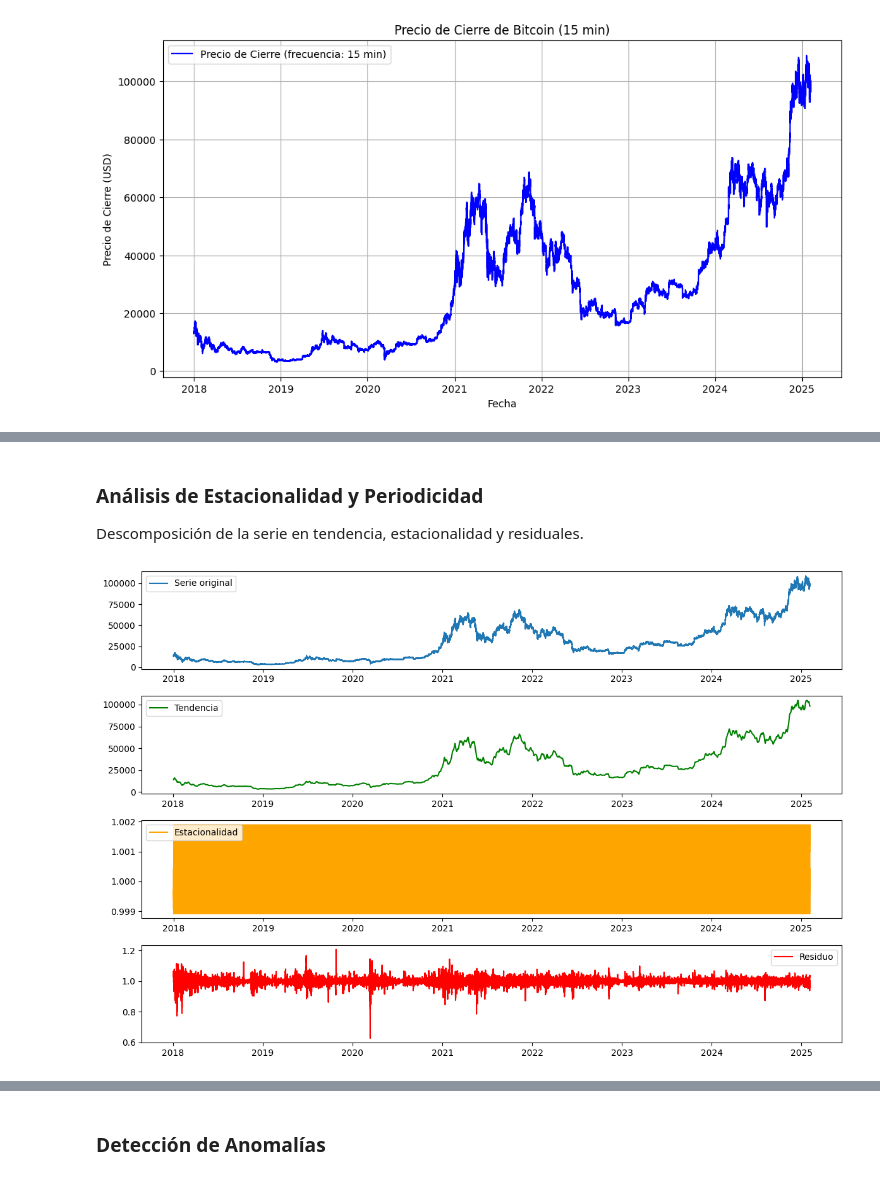
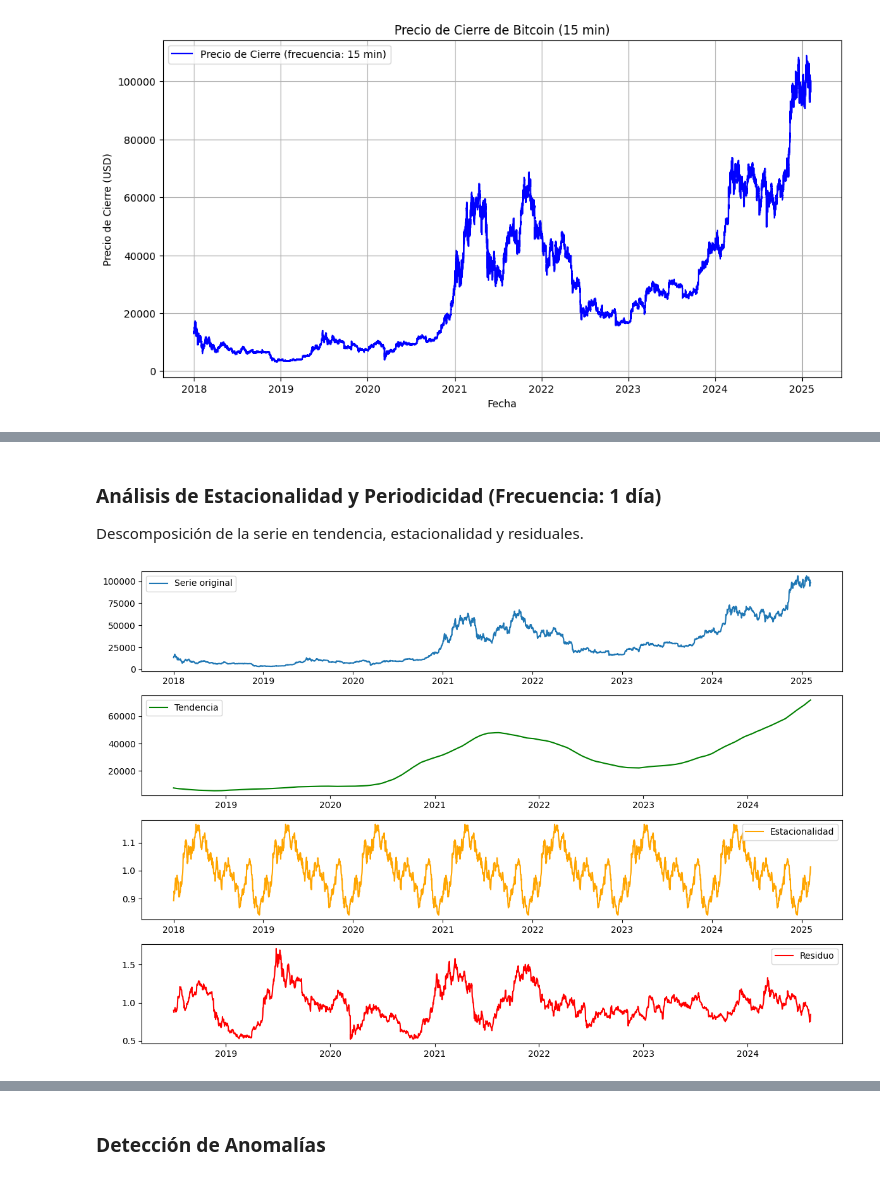
Before and after one commit to mcamilavr/mcamilavr.github.io, a Jupyter notebook: docs/notebooks.ipynb, the cells around one changed output, grey strips where cells are left out. Saved outputs shown, nothing was run; the diff lists cells and outputs as text; code cells hidden in the pictures.

```diff
--- a/docs/notebooks.ipynb
+++ b/docs/notebooks.ipynb
@@ -166,37 +238,37 @@ Los patrones muestran la naturaleza cíclica de Bitcoin, con períodos de acumul
 # %% [markdown]
-### Análisis de Estacionalidad y Periodicidad
+### Análisis de Estacionalidad y Periodicidad (Frecuencia: 1 día)
 
 Descomposición de la serie en tendencia, estacionalidad y residuales.
 # %%
 from statsmodels.tsa.seasonal import seasonal_decompose
 
 # Descomposición de la serie temporal para la frecuencia diaria
-freq = "15m"
+freq = "1d"
 df = dfs[freq]
 
 result = seasonal_decompose(df["Close"], model="multiplicative", period=365)  # Periodo aproximado de 1 año
 
 # Graficar los componentes
 plt.figure(figsize=(12, 8))
 plt.subplot(4, 1, 1)
 plt.plot(df.index, df["Close"], label="Serie original")
 plt.legend()
 plt.subplot(4, 1, 2)
 plt.plot(result.trend, label="Tendencia", color="green")
 plt.legend()
 
 plt.subplot(4, 1, 3)
 plt.plot(result.seasonal, label="Estacionalidad", color="orange")
 plt.legend()
 
 plt.subplot(4, 1, 4)
 plt.plot(result.resid, label="Residuo", color="red")
 plt.legend()
 
 plt.tight_layout()
 plt.show()
 # %% [output]
-[figure, old version]
+[figure, new version]
 # %% [markdown]
 En el primer panel, y como ya se vio anteriormente, la serie original muestra el precio de Bitcoin con su alta volatilidad, comenzando alrededor de $10,000 en 2018, experimentando dos ciclos alcistas significativos (2021 y 2024-2025), con el precio máximo superando los $100,000 a principios de 2025.
 
```
Also changed, not shown: parts of 24 cells of this notebook, 1 other file.
